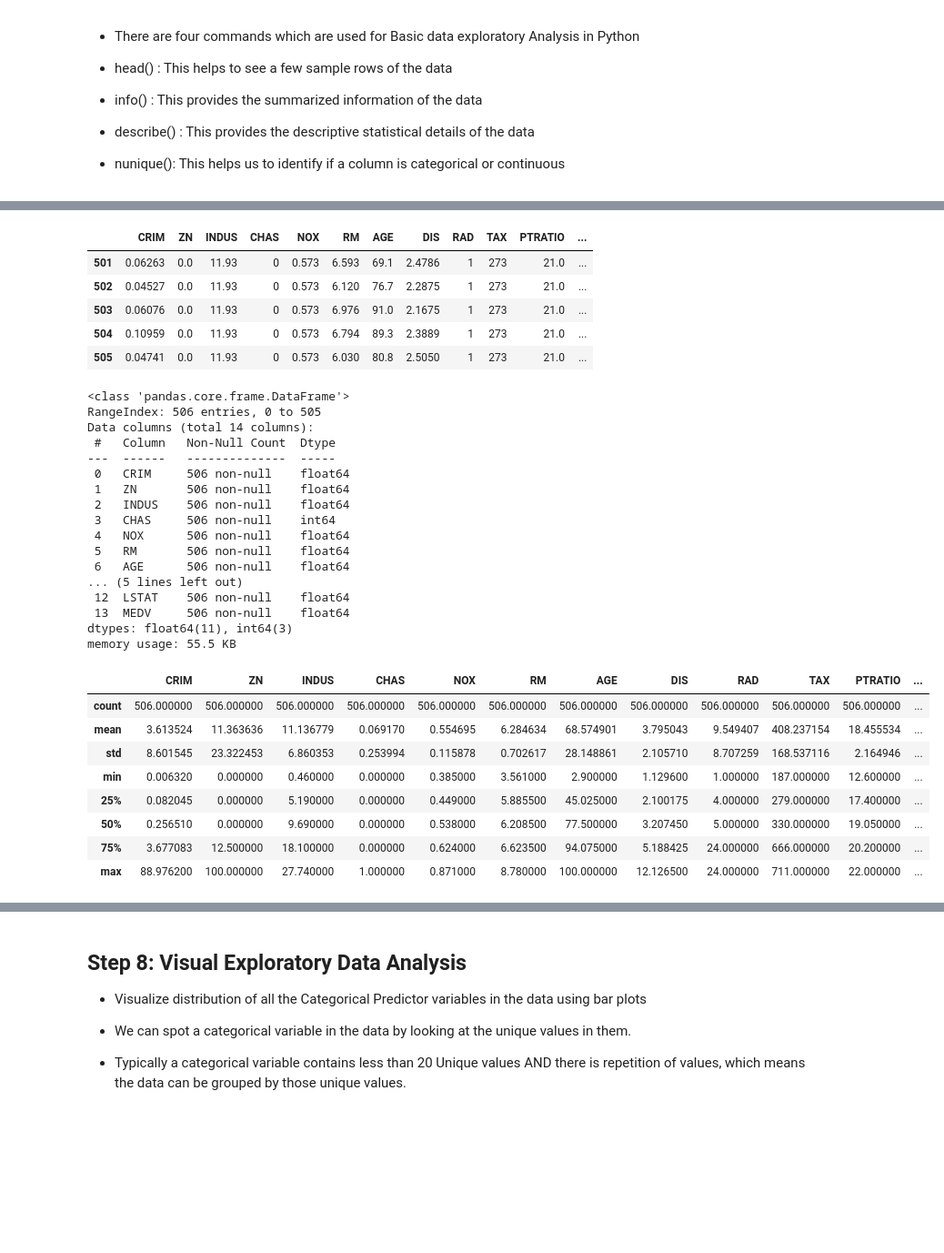
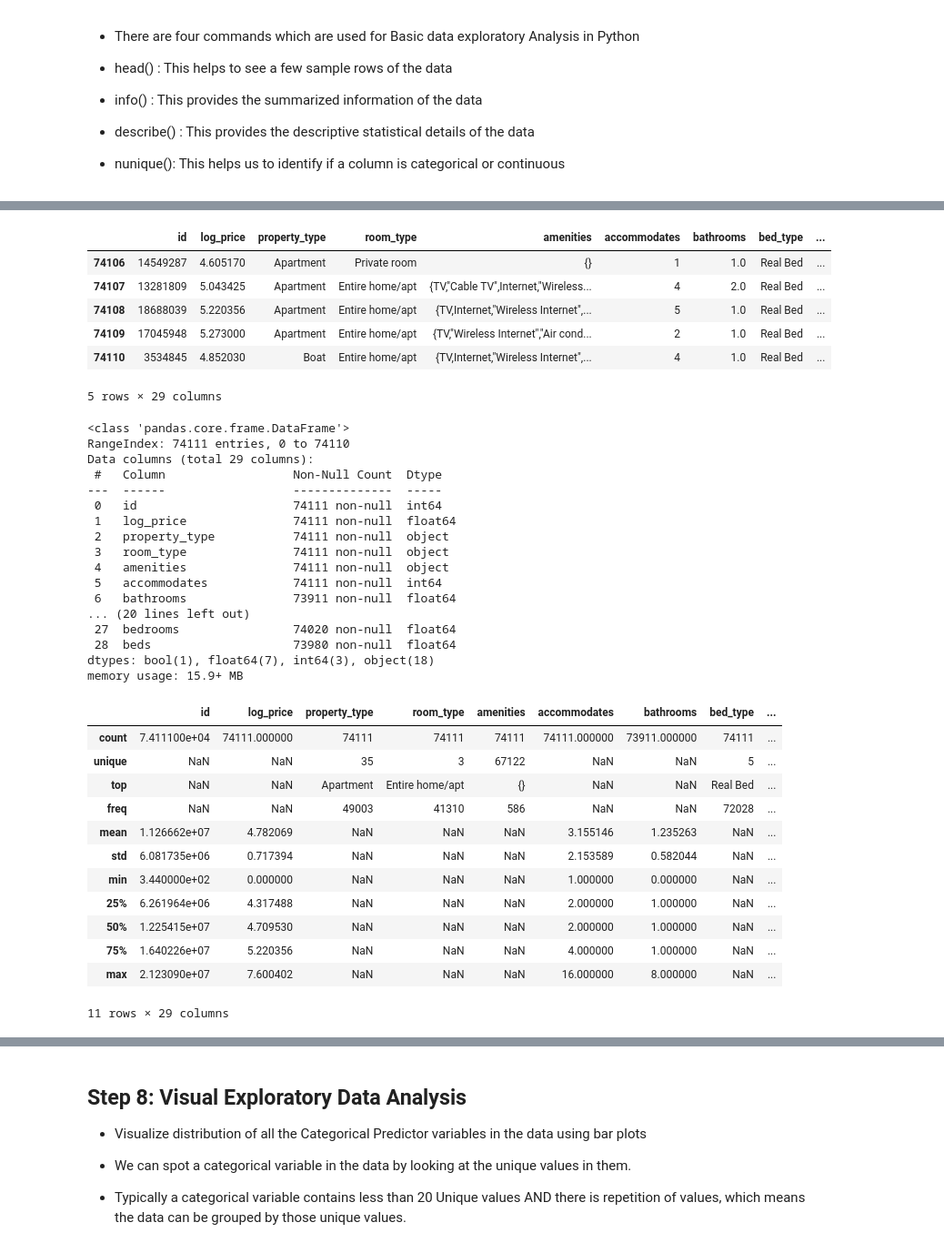
Before and after one commit to timwaganagado/grams, a Jupyter notebook: UNI/BostonHousPriceProject.ipynb, the cells around one changed output, grey strips where cells are left out. Shown at 91% size. Saved outputs shown, nothing was run; the diff lists cells and outputs as text; code cells hidden in the pictures; blank space fills up the shorter version.

```diff
--- a/UNI/BostonHousPriceProject.ipynb
+++ b/UNI/BostonHousPriceProject.ipynb
@@ -118,50 +117,55 @@ BostonData.head()
 # %%
 # Looking at sample rows in the data
-BostonData.tail()
+airbnbData.tail()
 # %% [output]
-|  | CRIM | ZN | INDUS | CHAS | NOX | RM | AGE | DIS | RAD | TAX | PTRATIO | ... |
-| 501 | 0.06263 | 0.0 | 11.93 | 0 | 0.573 | 6.593 | 69.1 | 2.4786 | 1 | 273 | 21.0 | ... |
-| 502 | 0.04527 | 0.0 | 11.93 | 0 | 0.573 | 6.120 | 76.7 | 2.2875 | 1 | 273 | 21.0 | ... |
-| 503 | 0.06076 | 0.0 | 11.93 | 0 | 0.573 | 6.976 | 91.0 | 2.1675 | 1 | 273 | 21.0 | ... |
-| 504 | 0.10959 | 0.0 | 11.93 | 0 | 0.573 | 6.794 | 89.3 | 2.3889 | 1 | 273 | 21.0 | ... |
-| 505 | 0.04741 | 0.0 | 11.93 | 0 | 0.573 | 6.030 | 80.8 | 2.5050 | 1 | 273 | 21.0 | ... |
+|  | id | log_price | property_type | room_type | amenities | accommodates | bathrooms | bed_type | ... |
+| 74106 | 14549287 | 4.605170 | Apartment | Private room | {} | 1 | 1.0 | Real Bed | ... |
+| 74107 | 13281809 | 5.043425 | Apartment | Entire home/apt | {TV,"Cable TV",Internet,"Wireless... | 4 | 2.0 | Real Bed | ... |
+| 74108 | 18688039 | 5.220356 | Apartment | Entire home/apt | {TV,Internet,"Wireless Internet",... | 5 | 1.0 | Real Bed | ... |
+| 74109 | 17045948 | 5.273000 | Apartment | Entire home/apt | {TV,"Wireless Internet","Air cond... | 2 | 1.0 | Real Bed | ... |
+| 74110 | 3534845 | 4.852030 | Boat | Entire home/apt | {TV,Internet,"Wireless Internet",... | 4 | 1.0 | Real Bed | ... |
+5 rows × 29 columns
 # %%
 # Observing the summarized information of data
 # Data types, Missing values based on number of non-null values Vs total rows etc.
 # Remove those variables from data which have too many missing values (Missing Values > 30%)
 # Remove Qualitative variables which cannot be used in Machine Learning
-BostonData.info()
+airbnbData.info()
 # %% [output]
 <class 'pandas.core.frame.DataFrame'>
-RangeIndex: 506 entries, 0 to 505
-Data columns (total 14 columns):
- #   Column   Non-Null Count  Dtype
----  ------   --------------  -----
- 0   CRIM     506 non-null    float64
- 1   ZN       506 non-null    float64
- 2   INDUS    506 non-null    float64
- 3   CHAS     506 non-null    int64
- 4   NOX      506 non-null    float64
- 5   RM       506 non-null    float64
- 6   AGE      506 non-null    float64
-... (5 lines left out)
- 12  LSTAT    506 non-null    float64
- 13  MEDV     506 non-null    float64
-dtypes: float64(11), int64(3)
-memory usage: 55.5 KB
+RangeIndex: 74111 entries, 0 to 74110
+Data columns (total 29 columns):
+ #   Column                  Non-Null Count  Dtype
+---  ------                  --------------  -----
+ 0   id                      74111 non-null  int64
+ 1   log_price               74111 non-null  float64
+ 2   property_type           74111 non-null  object
+ 3   room_type               74111 non-null  object
+ 4   amenities               74111 non-null  object
+ 5   accommodates            74111 non-null  int64
+ 6   bathrooms               73911 non-null  float64
+... (20 lines left out)
+ 27  bedrooms                74020 non-null  float64
+ 28  beds                    73980 non-null  float64
+dtypes: bool(1), float64(7), int64(3), object(18)
+memory usage: 15.9+ MB
 # %%
 # Looking at the descriptive statistics of the data
-BostonData.describe(include='all')
+airbnbData.describe(include='all')
 # %% [output]
-|  | CRIM | ZN | INDUS | CHAS | NOX | RM | AGE | DIS | RAD | TAX | PTRATIO | ... |
-| count | 506.000000 | 506.000000 | 506.000000 | 506.000000 | 506.000000 | 506.000000 | 506.000000 | 506.000000 | 506.000000 | 506.000000 | 506.000000 | ... |
-| mean | 3.613524 | 11.363636 | 11.136779 | 0.069170 | 0.554695 | 6.284634 | 68.574901 | 3.795043 | 9.549407 | 408.237154 | 18.455534 | ... |
-| std | 8.601545 | 23.322453 | 6.860353 | 0.253994 | 0.115878 | 0.702617 | 28.148861 | 2.105710 | 8.707259 | 168.537116 | 2.164946 | ... |
-| min | 0.006320 | 0.000000 | 0.460000 | 0.000000 | 0.385000 | 3.561000 | 2.900000 | 1.129600 | 1.000000 | 187.000000 | 12.600000 | ... |
-| 25% | 0.082045 | 0.000000 | 5.190000 | 0.000000 | 0.449000 | 5.885500 | 45.025000 | 2.100175 | 4.000000 | 279.000000 | 17.400000 | ... |
-| 50% | 0.256510 | 0.000000 | 9.690000 | 0.000000 | 0.538000 | 6.208500 | 77.500000 | 3.207450 | 5.000000 | 330.000000 | 19.050000 | ... |
-| 75% | 3.677083 | 12.500000 | 18.100000 | 0.000000 | 0.624000 | 6.623500 | 94.075000 | 5.188425 | 24.000000 | 666.000000 | 20.200000 | ... |
-| max | 88.976200 | 100.000000 | 27.740000 | 1.000000 | 0.871000 | 8.780000 | 100.000000 | 12.126500 | 24.000000 | 711.000000 | 22.000000 | ... |
+|  | id | log_price | property_type | room_type | amenities | accommodates | bathrooms | bed_type | ... |
+| count | 7.411100e+04 | 74111.000000 | 74111 | 74111 | 74111 | 74111.000000 | 73911.000000 | 74111 | ... |
+| unique | NaN | NaN | 35 | 3 | 67122 | NaN | NaN | 5 | ... |
+| top | NaN | NaN | Apartment | Entire home/apt | {} | NaN | NaN | Real Bed | ... |
+| freq | NaN | NaN | 49003 | 41310 | 586 | NaN | NaN | 72028 | ... |
+| mean | 1.126662e+07 | 4.782069 | NaN | NaN | NaN | 3.155146 | 1.235263 | NaN | ... |
+| std | 6.081735e+06 | 0.717394 | NaN | NaN | NaN | 2.153589 | 0.582044 | NaN | ... |
+| min | 3.440000e+02 | 0.000000 | NaN | NaN | NaN | 1.000000 | 0.000000 | NaN | ... |
+| 25% | 6.261964e+06 | 4.317488 | NaN | NaN | NaN | 2.000000 | 1.000000 | NaN | ... |
+| 50% | 1.225415e+07 | 4.709530 | NaN | NaN | NaN | 2.000000 | 1.000000 | NaN | ... |
+| 75% | 1.640226e+07 | 5.220356 | NaN | NaN | NaN | 4.000000 | 1.000000 | NaN | ... |
+| max | 2.123090e+07 | 7.600402 | NaN | NaN | NaN | 16.000000 | 8.000000 | NaN | ... |
+11 rows × 29 columns
 # %%
 # Finging unique values for each column
 # TO understand which column is categorical and which one is Continuous
```
Also changed, not shown: parts of 7 cells of this notebook.
